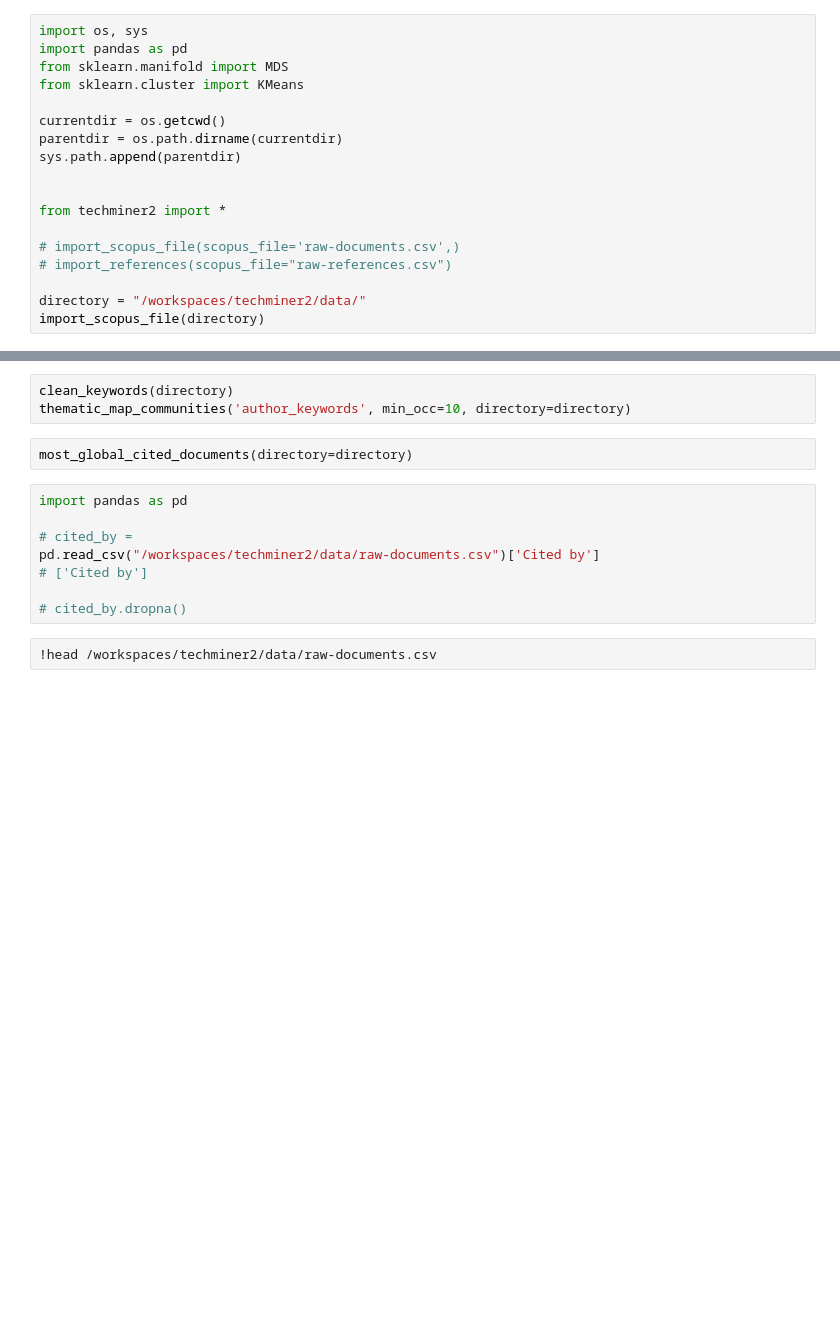
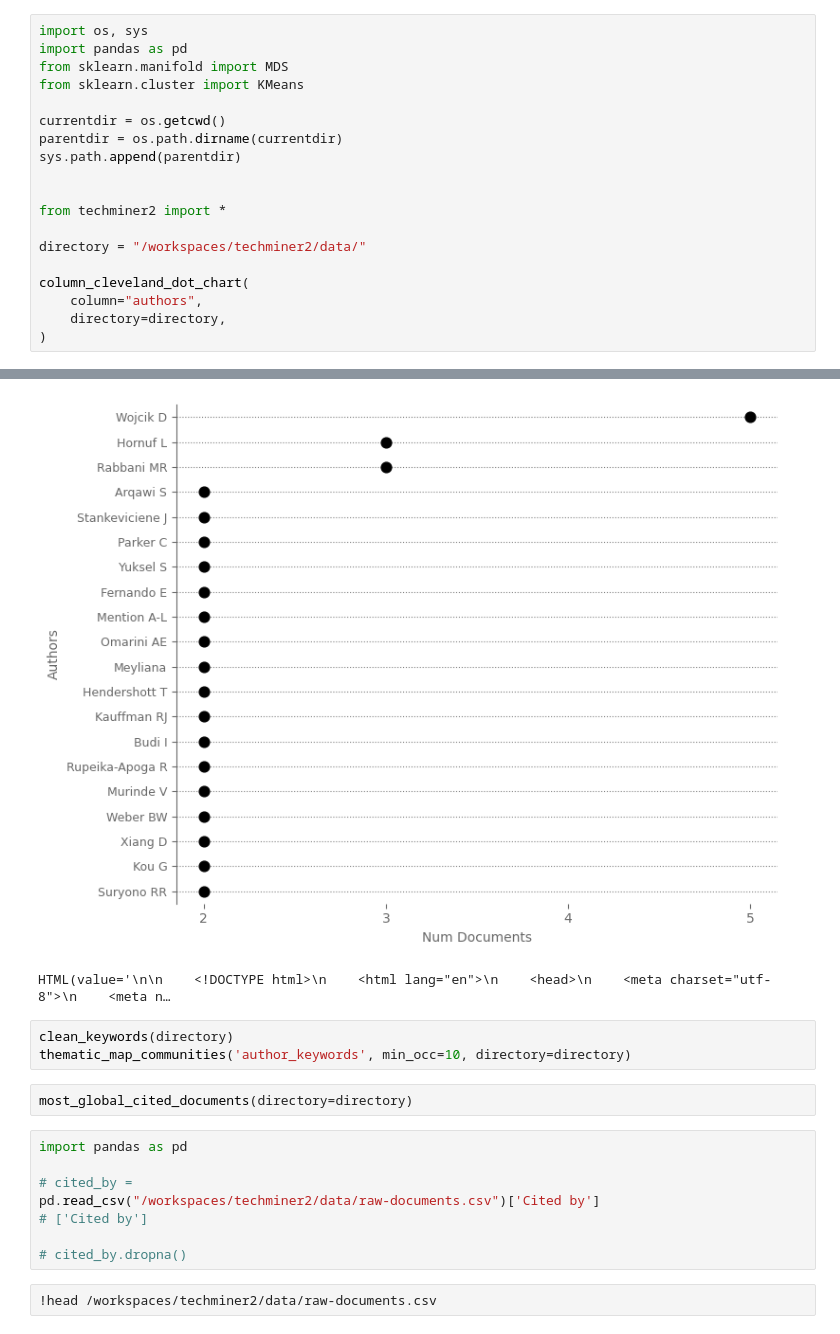
Before and after one commit to jdvelasq/techminer2, a Jupyter notebook: data/_debug.ipynb, the cells around one changed output, grey strips where cells are left out. Saved outputs shown, nothing was run; the diff lists cells and outputs as text; blank space fills up the shorter version.

```diff
--- a/data/_debug.ipynb
+++ b/data/_debug.ipynb
@@ -11,8 +11,10 @@ sys.path.append(parentdir)
 
 from techminer2 import *
 
-# import_scopus_file(scopus_file='raw-documents.csv',)
-# import_references(scopus_file="raw-references.csv")
+directory = "/workspaces/techminer2/data/"
 
-directory = "/workspaces/techminer2/data/"
-import_scopus_file(directory)
+column_cleveland_dot_chart(
+    column="authors",
+    directory=directory,
+)
+# %% [output]
@@ -19,3 +22,5 @@ import_scopus_file(directory)
+[figure, added]
+HTML(value='\n\n    <!DOCTYPE html>\n    <html lang="en">\n    <head>\n    <meta charset="utf-8">\n    <meta n…
 # %%
 clean_keywords(directory)
 thematic_map_communities('author_keywords', min_occ=10, directory=directory)
```
Also changed, not shown: parts of 1 cell of this notebook.
